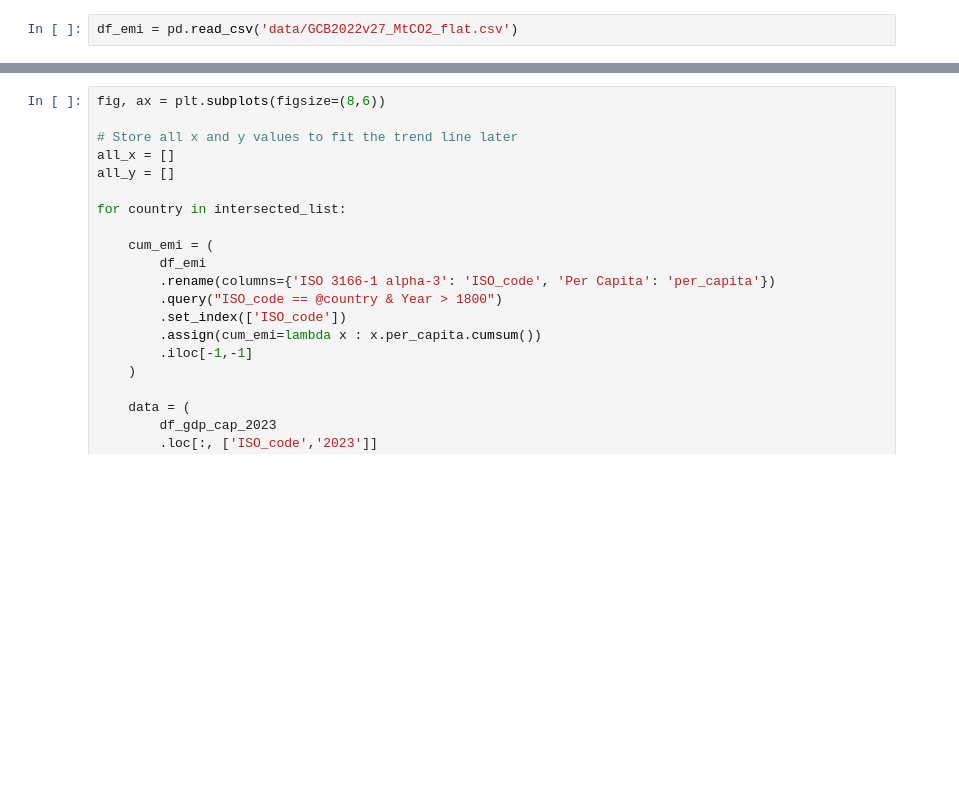
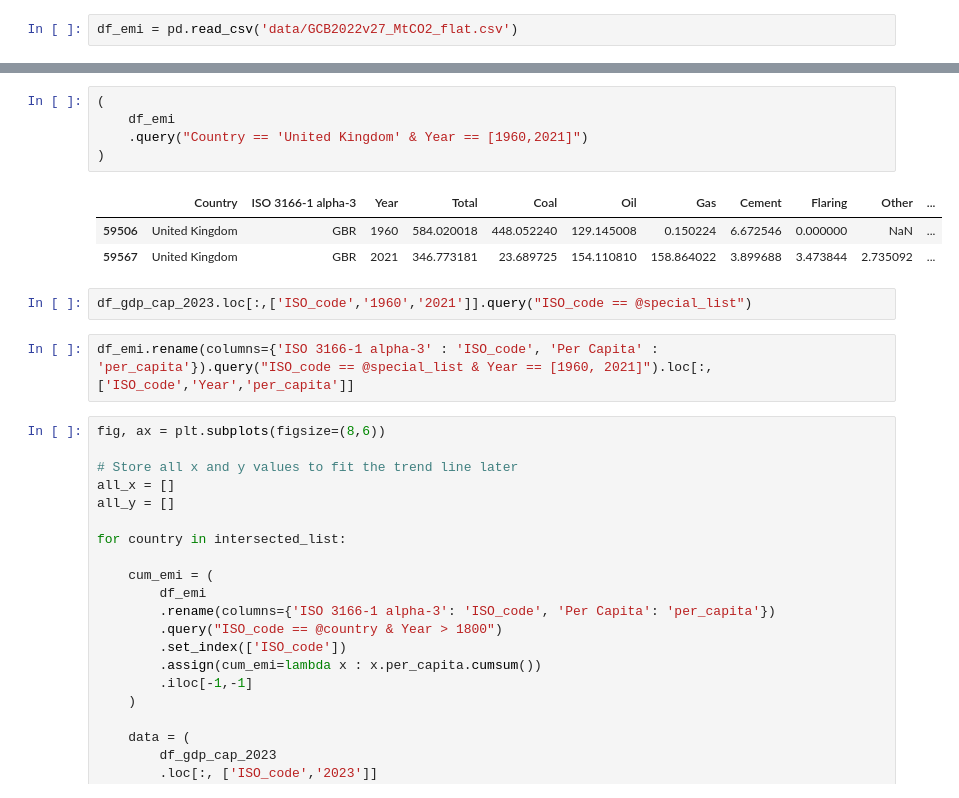
Before and after one commit to OskarVagero/thesis, a Jupyter notebook: scripts/climate_change_figures.ipynb, the cells around one changed output, grey strips where cells are left out. Cells and saved outputs as stored; diff of their text form; blank space fills up the shorter version.

```diff
--- a/scripts/climate_change_figures.ipynb
+++ b/scripts/climate_change_figures.ipynb
@@ -182,3 +411,16 @@ plt.savefig('figures/pc_emissions_GDP_pc.pdf',bbox_inches='tight')
+# %%
+(
+    df_emi
+    .query("Country == 'United Kingdom' & Year == [1960,2021]")
+)
+# %% [output]
+|  | Country | ISO 3166-1 alpha-3 | Year | Total | Coal | Oil | Gas | Cement | Flaring | Other | ... |
+| 59506 | United Kingdom | GBR | 1960 | 584.020018 | 448.052240 | 129.145008 | 0.150224 | 6.672546 | 0.000000 | NaN | ... |
+| 59567 | United Kingdom | GBR | 2021 | 346.773181 | 23.689725 | 154.110810 | 158.864022 | 3.899688 | 3.473844 | 2.735092 | ... |
+# %%
+df_gdp_cap_2023.loc[:,['ISO_code','1960','2021']].query("ISO_code == @special_list")
+# %%
+df_emi.rename(columns={'ISO 3166-1 alpha-3' : 'ISO_code', 'Per Capita' : 'per_capita'}).query("ISO_code == @special_list & Year == [1960, 2021]").loc[:,['ISO_code','Year','per_capita']]
 # %%
 fig, ax = plt.subplots(figsize=(8,6))
 
```
Also changed, not shown: parts of 27 cells of this notebook.
